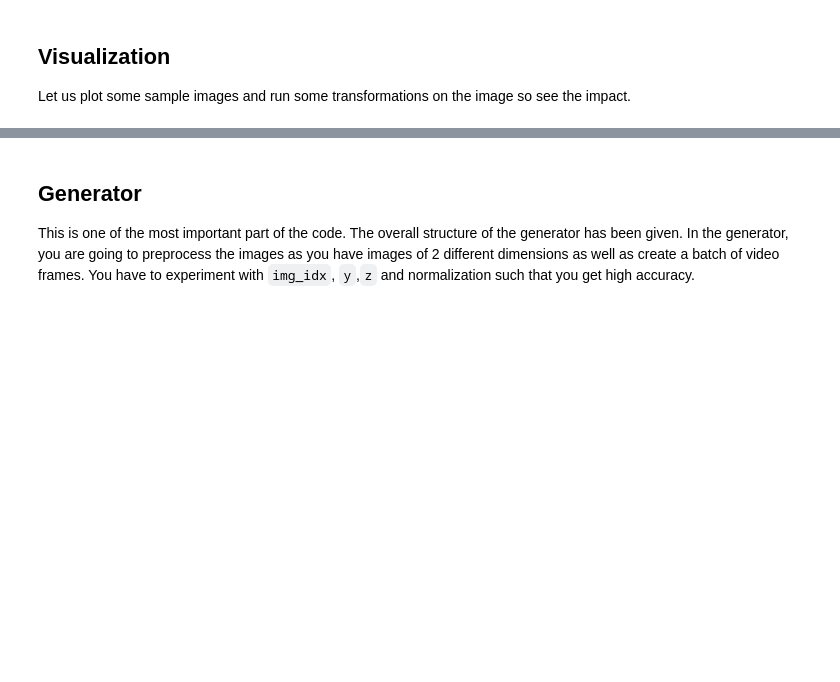
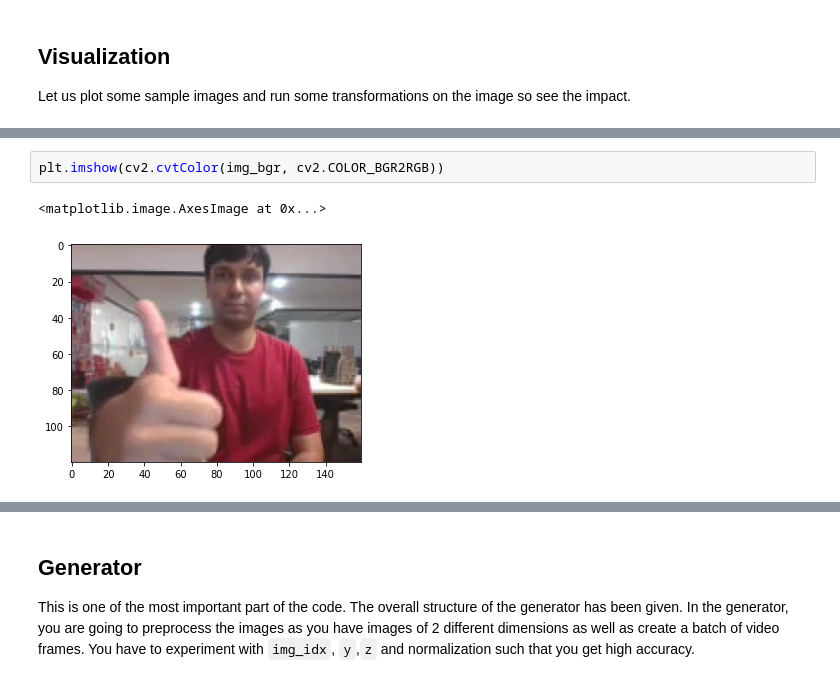
Before and after one commit to sriksmachi/ishara, a Jupyter notebook: gesture_recognition.ipynb, the cells around one changed output, grey strips where cells are left out. Saved outputs shown, nothing was run; the diff lists cells and outputs as text; blank space fills up the shorter version.

```diff
--- a/gesture_recognition.ipynb
+++ b/gesture_recognition.ipynb
@@ -145,0 +119,5 @@ Let us plot some sample images and run some transformations on the image so see
+# %%
+plt.imshow(cv2.cvtColor(img_bgr, cv2.COLOR_BGR2RGB))
+# %% [output]
+<matplotlib.image.AxesImage at 0x...>
+[figure, added]
```
Also changed, not shown: parts of 121 cells of this notebook.
